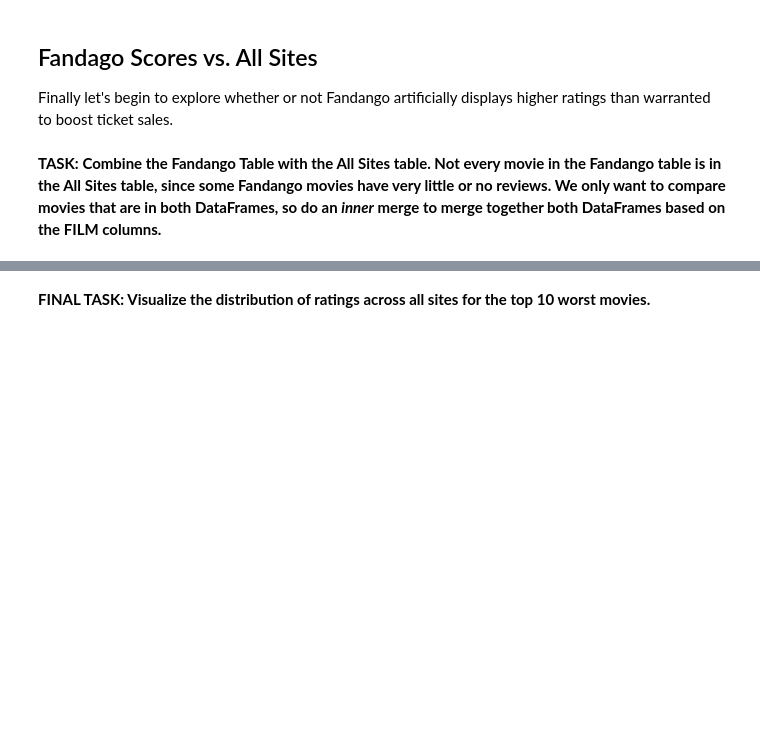
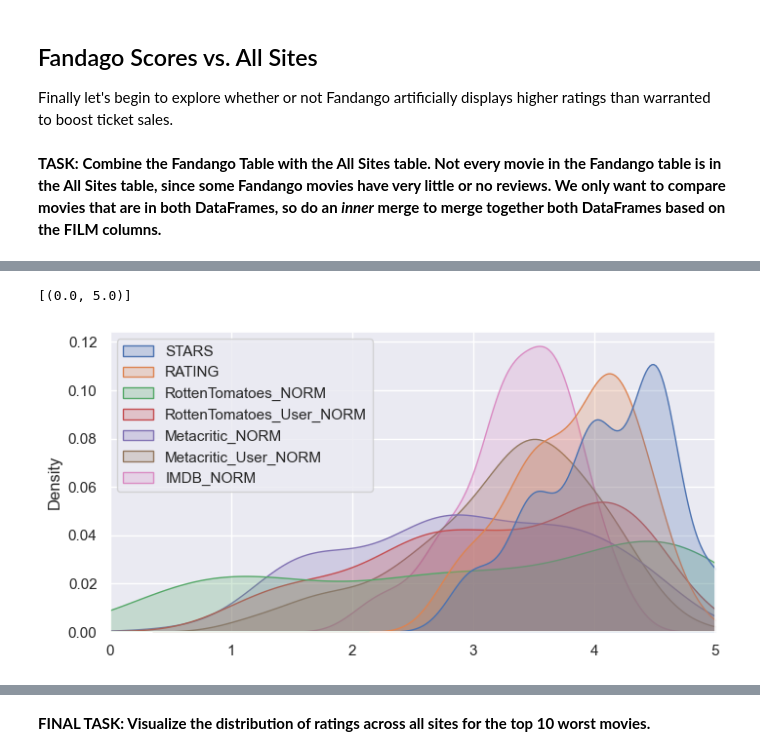
Before and after one commit to RRFteixeira/Python-for-Machine-Learning-and-Data-Science-Masterclass, a Jupyter notebook: 06-Capstone-Project/00-Capstone-Project.ipynb, the cells around one changed output, grey strips where cells are left out. Saved outputs shown, nothing was run; the diff lists cells and outputs as text; code cells hidden in the pictures; blank space fills up the shorter version.

```diff
--- a/06-Capstone-Project/00-Capstone-Project.ipynb
+++ b/06-Capstone-Project/00-Capstone-Project.ipynb
@@ -530,3 +414,7 @@ Finally let's explore IMDB. Notice that both Metacritic and IMDB report back vot
 Finally let's begin to explore whether or not Fandango artificially displays higher ratings than warranted to boost ticket sales.
 # %% [markdown]
 **TASK: Combine the Fandango Table with the All Sites table. Not every movie in the Fandango table is in the All Sites table, since some Fandango movies have very little or no reviews. We only want to compare movies that are in both DataFrames, so do an *inner* merge to merge together both DataFrames based on the FILM columns.**
+# %%
+all_sites=pd.merge(fand_votes,all_sites, how='inner', on='FILM')
+
+# df=pd.merge(fand_votes,all_sites, how='inner', on='FILM')
@@ -532,0 +456,6 @@ Finally let's begin to explore whether or not Fandango artificially displays hig
+# %%
+all_sites['RottenTomatoes_NORM']=all_sites['RottenTomatoes'].apply(lambda x: np.round(x/20,1))
+all_sites['RottenTomatoes_User_NORM']=all_sites['RottenTomatoes_User'].apply(lambda x:np.round(x/20,1))
+all_sites['Metacritic_NORM']=all_sites['Metacritic'].apply(lambda x: np.round(x/20,1))
+all_sites['Metacritic_User_NORM']=all_sites['Metacritic_User'].apply(lambda x: np.round(x/2,1))
+all_sites['IMDB_NORM']=all_sites['IMDB'].apply(lambda x: np.round(x/2,1))
@@ -534,0 +482,2 @@ Finally let's begin to explore whether or not Fandango artificially displays hig
+# %%
+all_sites_NORM = all_sites[['FILM','STARS', 'RATING','RottenTomatoes_NORM','RottenTomatoes_User_NORM','Metacritic_NORM','Metacritic_User_NORM','IMDB_NORM']]
@@ -534,0 +511,8 @@ Finally let's begin to explore whether or not Fandango artificially displays hig
+# %%
+
+fig = sns.kdeplot(all_sites_NORM, fill= True)
+sns.move_legend(fig, "upper left")
+fig.set(xlim=(0,5))
+# %% [output]
+[(0.0, 5.0)]
+[figure, added]
```
Also changed, not shown: parts of 86 cells of this notebook.
